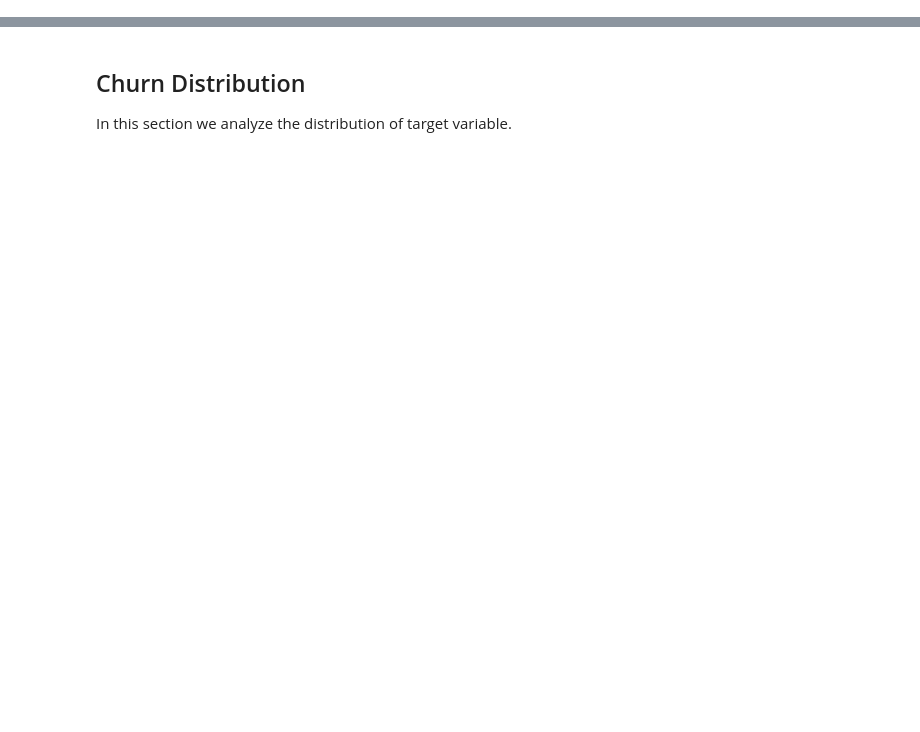
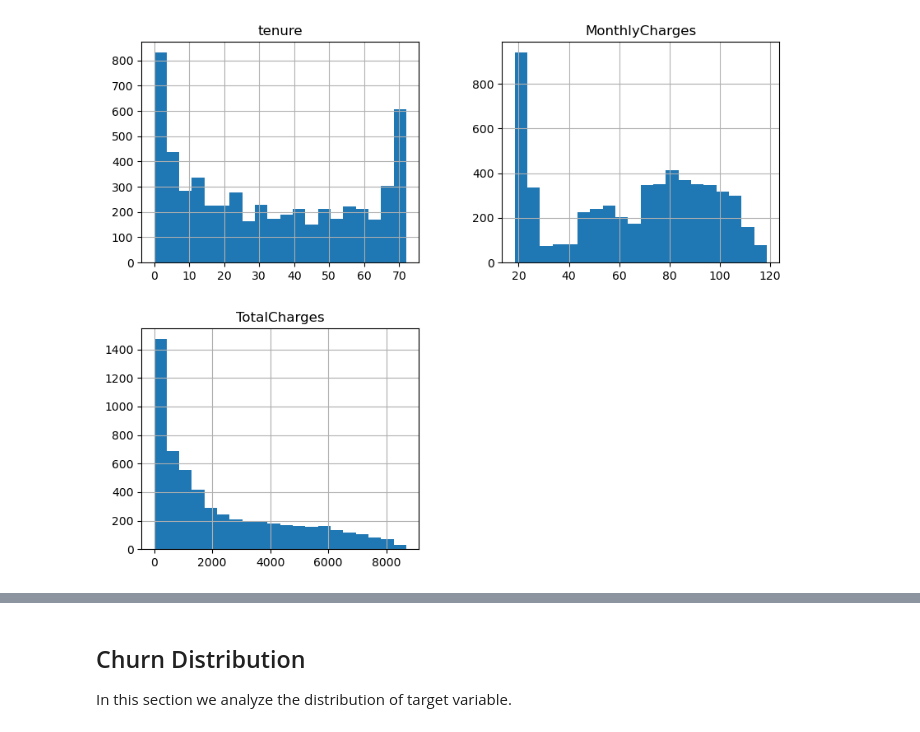
Before and after one commit to maryamzakeri-ds/customer-churn-prediction, a Jupyter notebook: notebooks/03_eda.ipynb, the cells around one changed output, grey strips where cells are left out. Saved outputs shown, nothing was run; the diff lists cells and outputs as text; code cells hidden in the pictures; blank space fills up the shorter version.

```diff
--- a/notebooks/03_eda.ipynb
+++ b/notebooks/03_eda.ipynb
@@ -16,0 +34,5 @@ df = pd.read_csv(file_name)
+# %%
+train_df.hist(bins = 20, figsize=(10, 8))
+plt.show()
+# %% [output]
+[figure, added]
```
Also changed, not shown: parts of 89 cells of this notebook, 10 other files.
